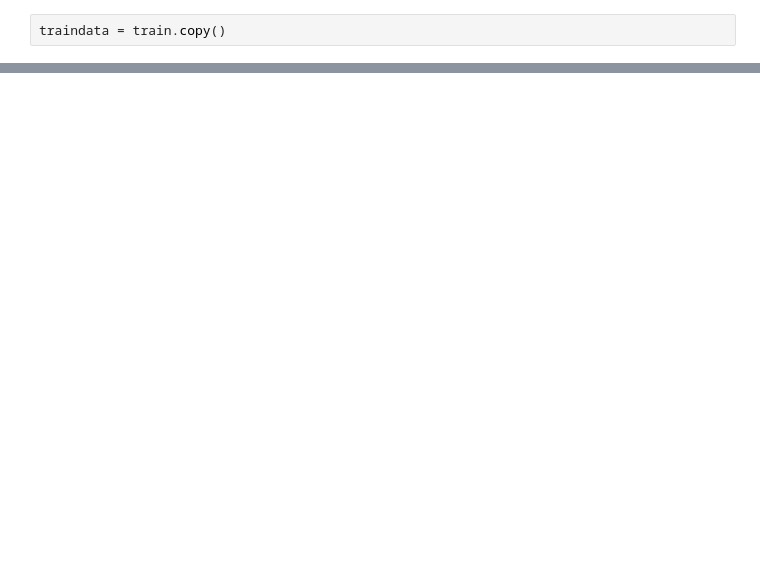
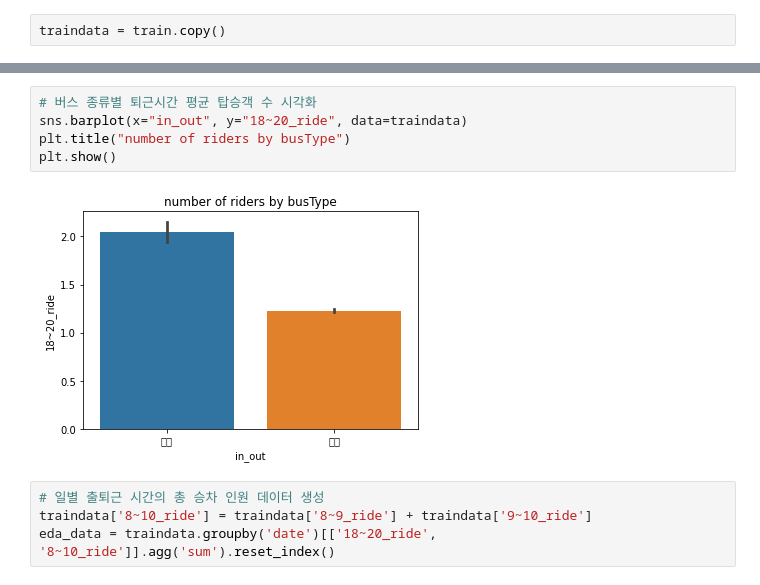
Before and after one commit to mucollabo/busRidersPredic, a Jupyter notebook: busRidersPredic.ipynb, the cells around one changed output, grey strips where cells are left out. Saved outputs shown, nothing was run; the diff lists cells and outputs as text; blank space fills up the shorter version.

```diff
--- a/busRidersPredic.ipynb
+++ b/busRidersPredic.ipynb
@@ -184,0 +232,11 @@ findfont: Font family ['AppleGothic'] not found. Falling back to DejaVu Sans.
+# %%
+# 버스 종류별 퇴근시간 평균 탑승객 수 시각화
+sns.barplot(x="in_out", y="18~20_ride", data=traindata)
+plt.title("number of riders by busType")
+plt.show()
+# %% [output]
+[figure, added]
+# %%
+# 일별 출퇴근 시간의 총 승차 인원 데이터 생성
+traindata['8~10_ride'] = traindata['8~9_ride'] + traindata['9~10_ride']
+eda_data = traindata.groupby('date')[['18~20_ride', '8~10_ride']].agg('sum').reset_index()
```
Also changed, not shown: parts of 16 cells of this notebook.
